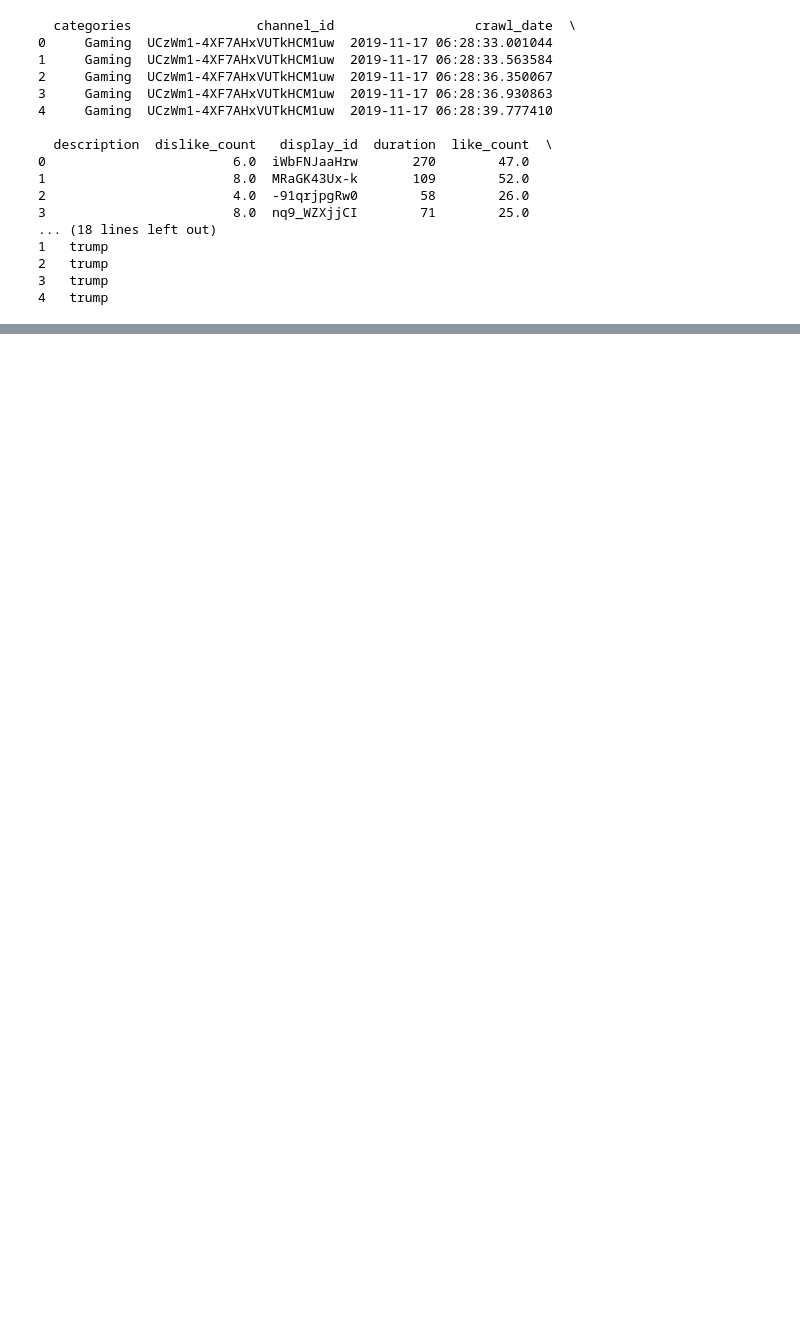
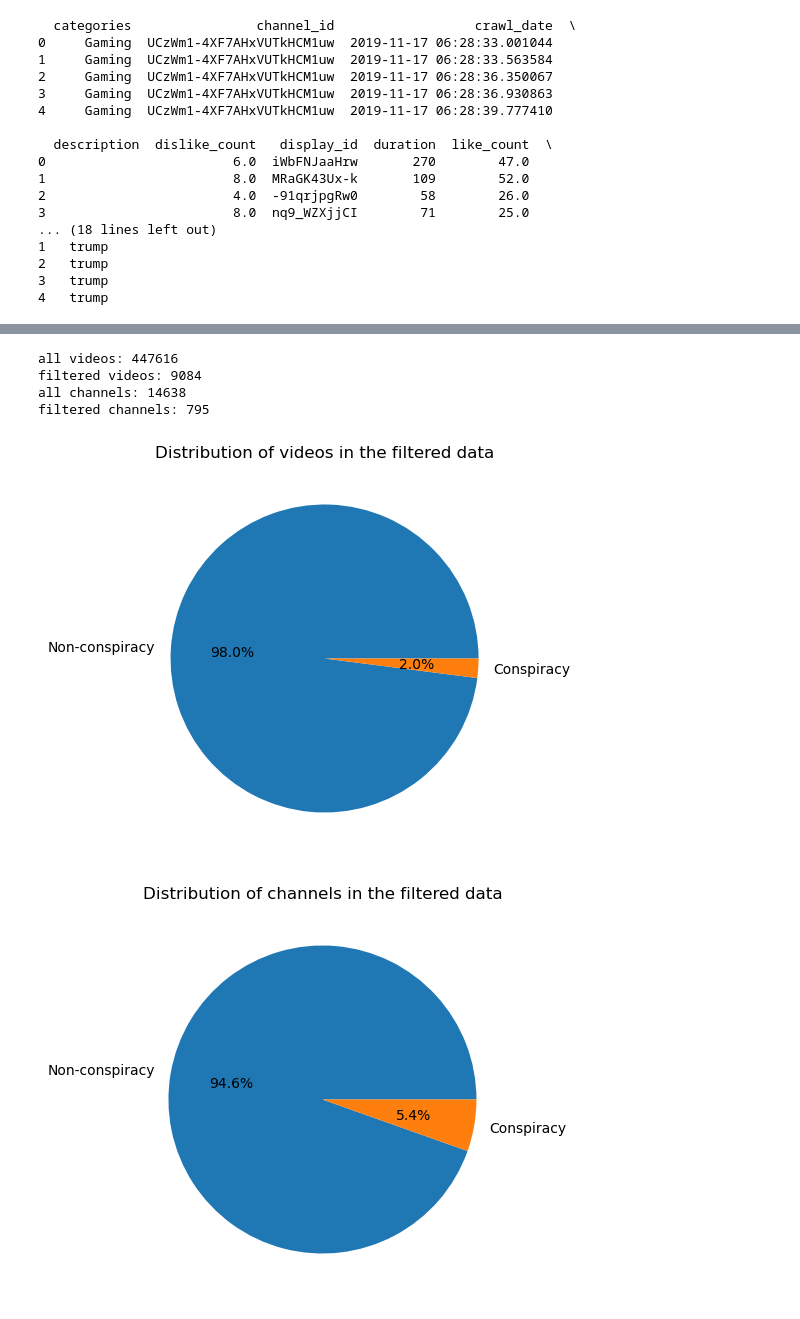
Before and after one commit to epfl-ada/ada-2024-project-kungfucooking, a Jupyter notebook: task1.ipynb, the cells around one changed output, grey strips where cells are left out. Cells and saved outputs as stored; diff of their text form; code cells hidden in the pictures; blank space fills up the shorter version.

```diff
--- a/task1.ipynb
+++ b/task1.ipynb
@@ -5,7 +7,7 @@ import math
 # %%
 # Load the data, and print the first few rows to see what it looks like
-data = pd.read_json('./yt_metadata_filtered_"trump".jsonl', lines=True)
-print(data.head())
+df_video = pd.read_json('./yt_metadata_filtered.jsonl', lines=True)
+print(df_video.head())
 # %% [output]
   categories                channel_id                  crawl_date  \
 0     Gaming  UCzWm1-4XF7AHxVUTkHCM1uw  2019-11-17 06:28:33.001044
@@ -60,2 +80,30 @@ print(filtered_data.head())
+# %%
+# print(filtered_data.drop_duplicates(subset='display_id').shape())
+all_videos = len(df_video['display_id'].unique())
+filtered_videos = len(filtered_data['display_id'].unique())
+all_channels = len(df_video['channel_id'].unique())
+filtered_channels = len(filtered_data['channel_id'].unique())
+print(f"all videos: {len(df_video['display_id'].unique())}")
+print(f"filtered videos: {len(filtered_data['display_id'].unique())}")
+print(f"all channels: {len(df_video['channel_id'].unique())}")
+print(f"filtered channels: {len(filtered_data['channel_id'].unique())}")
+
+# Plot the number of videos and channels in the filtered data
+plt.figure(figsize=(10, 5))
+plt.pie([all_videos - filtered_videos, filtered_videos], labels=['Non-conspiracy', 'Conspiracy'], autopct='%1.1f%%')
+plt.title('Distribution of videos in the filtered data')
+plt.show()
+
+plt.figure(figsize=(10, 5))
+plt.pie([all_channels - filtered_channels, filtered_channels], labels=['Non-conspiracy', 'Conspiracy'], autopct='%1.1f%%')
+plt.title('Distribution of channels in the filtered data')
+plt.show()
+# %% [output]
+all videos: 447616
+filtered videos: 9084
+all channels: 14638
+filtered channels: 795
+[figure, added]
+[figure, added]
 # %%
 # Count the number of videos in each category
```
Also changed, not shown: parts of 12 cells of this notebook.
